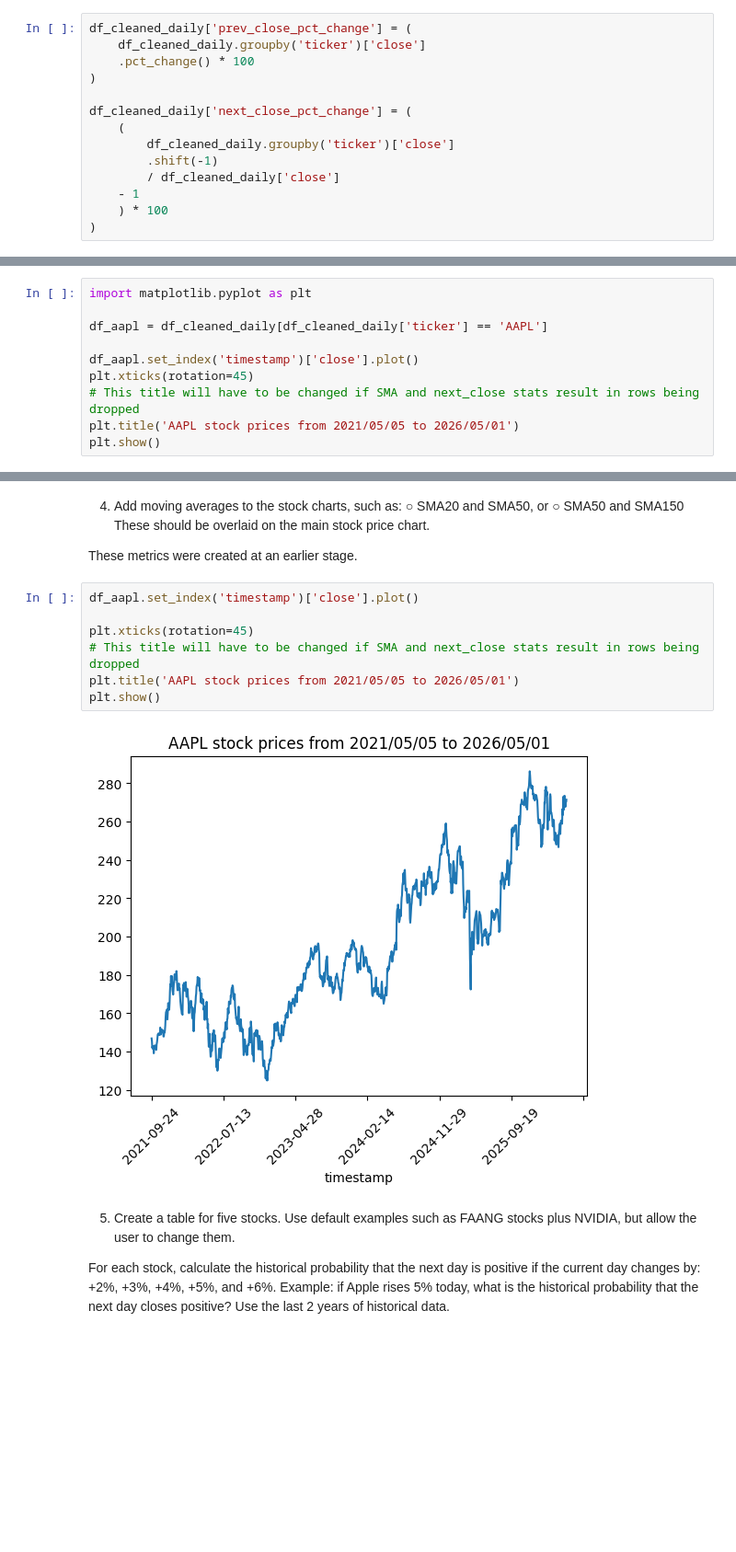
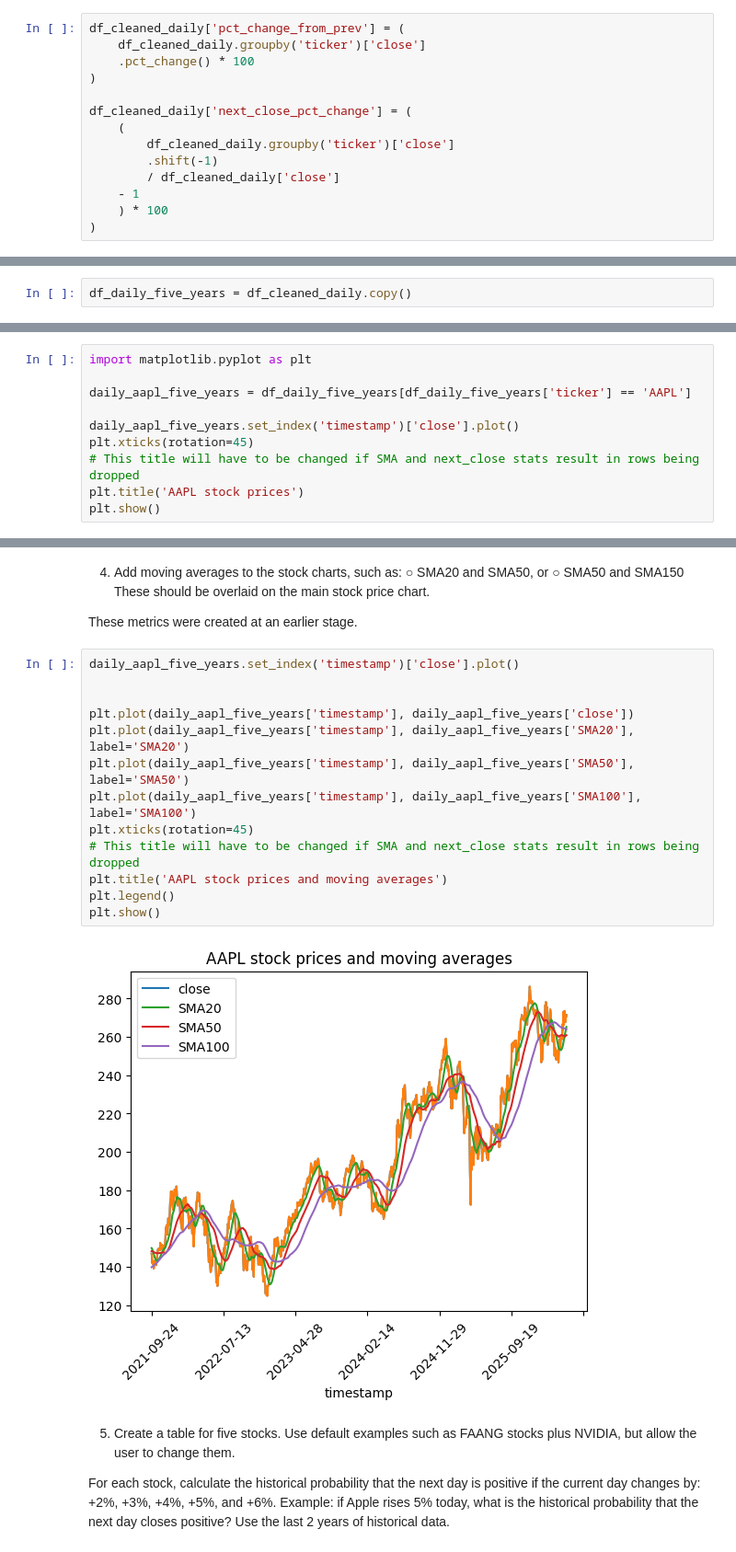
Before and after one commit to matthewcavanaugh96/megalabs, a Jupyter notebook: stock_prediction/PART1 b - EDA.ipynb, the cells around one changed output, grey strips where cells are left out. Shown at 92% size. Saved outputs shown, nothing was run; the diff lists cells and outputs as text; blank space fills up the shorter version.

```diff
--- a/stock_prediction/PART1 b - EDA.ipynb
+++ b/stock_prediction/PART1 b - EDA.ipynb
@@ -166,7 +166,7 @@ df_cleaned_daily['SMA100'] = df_cleaned_daily.groupby('ticker')['close'].transfo
 # %% [markdown]
 Add next day and previous day stats here.
 # %%
-df_cleaned_daily['prev_close_pct_change'] = (
+df_cleaned_daily['pct_change_from_prev'] = (
     df_cleaned_daily.groupby('ticker')['close']
     .pct_change() * 100
 )
@@ -213,3 +213,5 @@ df_cleaned_daily
 | 4985941 | 2026-04-29 | ZYME | 27.520 | 27.950 | 26.7700 | 27.83 | 8.244088e+05 | 27.7028 | 13249.0 | 27.951 | ... |
 | 4985942 | 2026-04-30 | ZYME | 27.975 | 28.185 | 27.1800 | 27.54 | 4.826677e+05 | 27.5929 | 11679.0 | 27.985 | ... |
 3235816 rows × 15 columns
+# %%
+df_daily_five_years = df_cleaned_daily.copy()
@@ -263,11 +258,11 @@ daily_googl = pd.read_csv('raw_daily_data/daily_googl.csv')
 # %%
 import matplotlib.pyplot as plt
 
-df_aapl = df_cleaned_daily[df_cleaned_daily['ticker'] == 'AAPL']
+daily_aapl_five_years = df_daily_five_years[df_daily_five_years['ticker'] == 'AAPL']
 
-df_aapl.set_index('timestamp')['close'].plot()
+daily_aapl_five_years.set_index('timestamp')['close'].plot()
 plt.xticks(rotation=45)
 # This title will have to be changed if SMA and next_close stats result in rows being dropped
-plt.title('AAPL stock prices from 2021/05/05 to 2026/05/01')
+plt.title('AAPL stock prices')
 plt.show()
 # %% [output]
@@ -308,14 +286,20 @@ These should be overlaid on the main stock price chart.
 
 These metrics were created at an earlier stage.
 # %%
-df_aapl.set_index('timestamp')['close'].plot()
+daily_aapl_five_years.set_index('timestamp')['close'].plot()
 
+
+plt.plot(daily_aapl_five_years['timestamp'], daily_aapl_five_years['close'])
+plt.plot(daily_aapl_five_years['timestamp'], daily_aapl_five_years['SMA20'], label='SMA20')
+plt.plot(daily_aapl_five_years['timestamp'], daily_aapl_five_years['SMA50'], label='SMA50')
+plt.plot(daily_aapl_five_years['timestamp'], daily_aapl_five_years['SMA100'], label='SMA100')
 plt.xticks(rotation=45)
 # This title will have to be changed if SMA and next_close stats result in rows being dropped
-plt.title('AAPL stock prices from 2021/05/05 to 2026/05/01')
+plt.title('AAPL stock prices and moving averages')
+plt.legend()
 plt.show()
 # %% [output]
-[figure, old version]
+[figure, new version]
 # %% [markdown]
 5. Create a table for five stocks. Use default examples such as FAANG stocks plus
 NVIDIA, but allow the user to change them.
```
Also changed, not shown: parts of 38 cells of this notebook.
